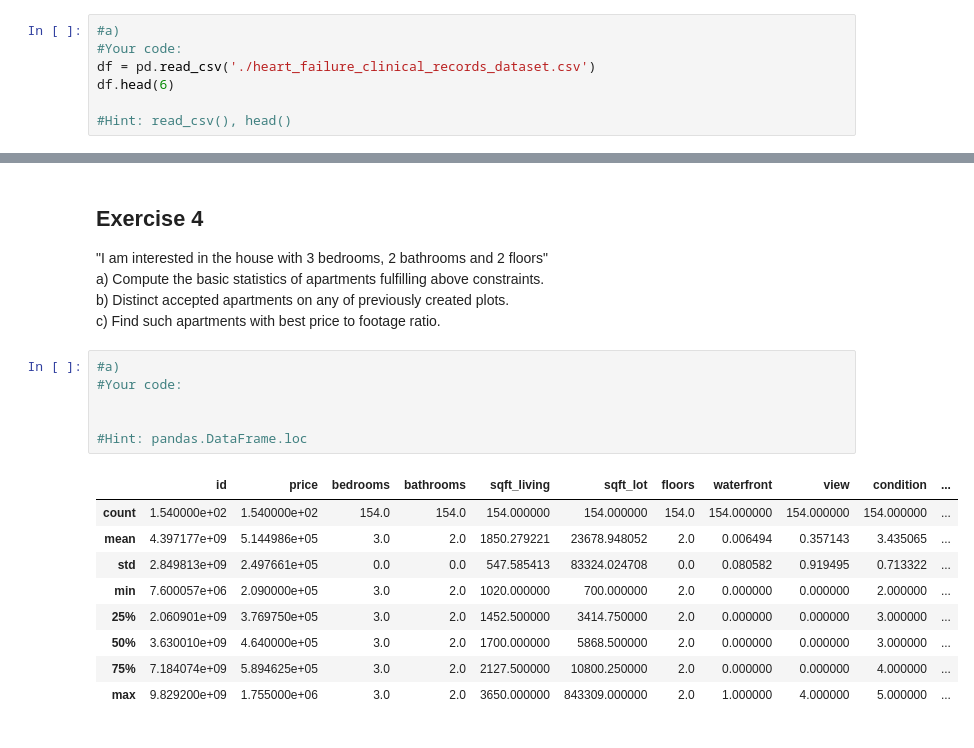
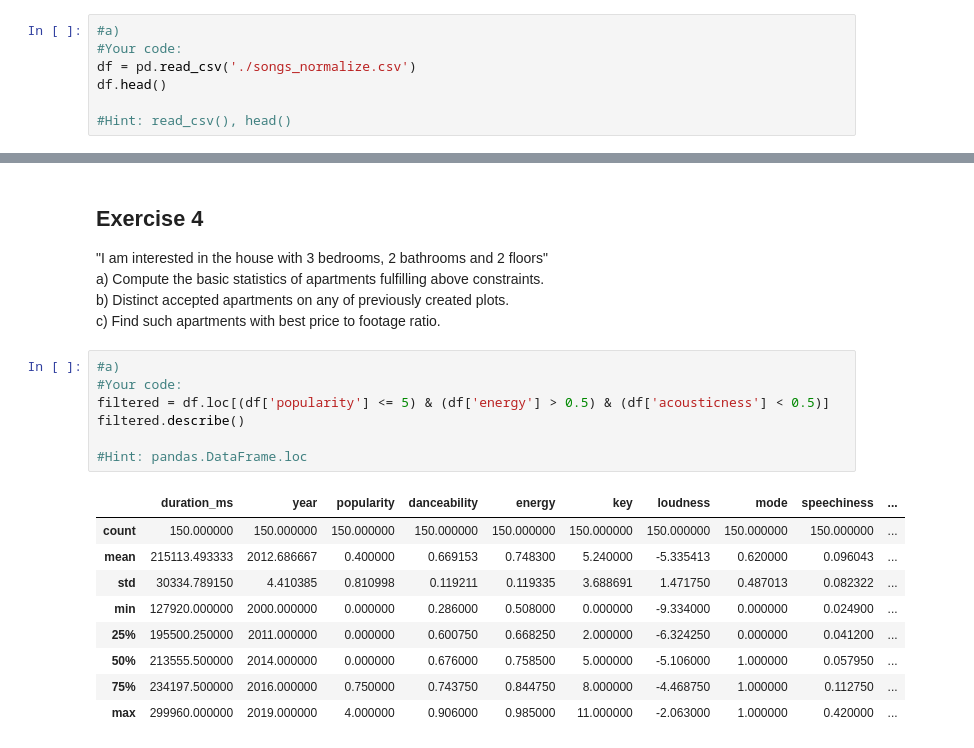
Before and after one commit to qojigedou/data_science, a Jupyter notebook: Optional_assignment_1_with_code.ipynb, the cells around one changed output, grey strips where cells are left out. Saved outputs shown, nothing was run; the diff lists cells and outputs as text.

```diff
--- a/Optional_assignment_1_with_code.ipynb
+++ b/Optional_assignment_1_with_code.ipynb
@@ -10,8 +10,8 @@ c) Compute basic statistics of numerical variables. Are all of them meaningful?
 # %%
 #a)
 #Your code:
-df = pd.read_csv('./heart_failure_clinical_records_dataset.csv')
-df.head(6)
+df = pd.read_csv('./songs_normalize.csv')
+df.head()
 
 #Hint: read_csv(), head()
 # %% [output]
@@ -100,16 +159,17 @@ c) Find such apartments with best price to footage ratio.
 # %%
 #a)
 #Your code:
-
+filtered = df.loc[(df['popularity'] <= 5) & (df['energy'] > 0.5) & (df['acousticness'] < 0.5)]
+filtered.describe()
 
 #Hint: pandas.DataFrame.loc
 # %% [output]
-|  | id | price | bedrooms | bathrooms | sqft_living | sqft_lot | floors | waterfront | view | condition | ... |
-| count | 1.540000e+02 | 1.540000e+02 | 154.0 | 154.0 | 154.000000 | 154.000000 | 154.0 | 154.000000 | 154.000000 | 154.000000 | ... |
-| mean | 4.397177e+09 | 5.144986e+05 | 3.0 | 2.0 | 1850.279221 | 23678.948052 | 2.0 | 0.006494 | 0.357143 | 3.435065 | ... |
-| std | 2.849813e+09 | 2.497661e+05 | 0.0 | 0.0 | 547.585413 | 83324.024708 | 0.0 | 0.080582 | 0.919495 | 0.713322 | ... |
-| min | 7.600057e+06 | 2.090000e+05 | 3.0 | 2.0 | 1020.000000 | 700.000000 | 2.0 | 0.000000 | 0.000000 | 2.000000 | ... |
-| 25% | 2.060901e+09 | 3.769750e+05 | 3.0 | 2.0 | 1452.500000 | 3414.750000 | 2.0 | 0.000000 | 0.000000 | 3.000000 | ... |
-| 50% | 3.630010e+09 | 4.640000e+05 | 3.0 | 2.0 | 1700.000000 | 5868.500000 | 2.0 | 0.000000 | 0.000000 | 3.000000 | ... |
-| 75% | 7.184074e+09 | 5.894625e+05 | 3.0 | 2.0 | 2127.500000 | 10800.250000 | 2.0 | 0.000000 | 0.000000 | 4.000000 | ... |
-| max | 9.829200e+09 | 1.755000e+06 | 3.0 | 2.0 | 3650.000000 | 843309.000000 | 2.0 | 1.000000 | 4.000000 | 5.000000 | ... |
+|  | duration_ms | year | popularity | danceability | energy | key | loudness | mode | speechiness | ... |
+| count | 150.000000 | 150.000000 | 150.000000 | 150.000000 | 150.000000 | 150.000000 | 150.000000 | 150.000000 | 150.000000 | ... |
+| mean | 215113.493333 | 2012.686667 | 0.400000 | 0.669153 | 0.748300 | 5.240000 | -5.335413 | 0.620000 | 0.096043 | ... |
+| std | 30334.789150 | 4.410385 | 0.810998 | 0.119211 | 0.119335 | 3.688691 | 1.471750 | 0.487013 | 0.082322 | ... |
+| min | 127920.000000 | 2000.000000 | 0.000000 | 0.286000 | 0.508000 | 0.000000 | -9.334000 | 0.000000 | 0.024900 | ... |
+| 25% | 195500.250000 | 2011.000000 | 0.000000 | 0.600750 | 0.668250 | 2.000000 | -6.324250 | 0.000000 | 0.041200 | ... |
+| 50% | 213555.500000 | 2014.000000 | 0.000000 | 0.676000 | 0.758500 | 5.000000 | -5.106000 | 1.000000 | 0.057950 | ... |
+| 75% | 234197.500000 | 2016.000000 | 0.750000 | 0.743750 | 0.844750 | 8.000000 | -4.468750 | 1.000000 | 0.112750 | ... |
+| max | 299960.000000 | 2019.000000 | 4.000000 | 0.906000 | 0.985000 | 11.000000 | -2.063000 | 1.000000 | 0.420000 | ... |
```
Also changed, not shown: parts of 20 cells of this notebook, 3 other files.
